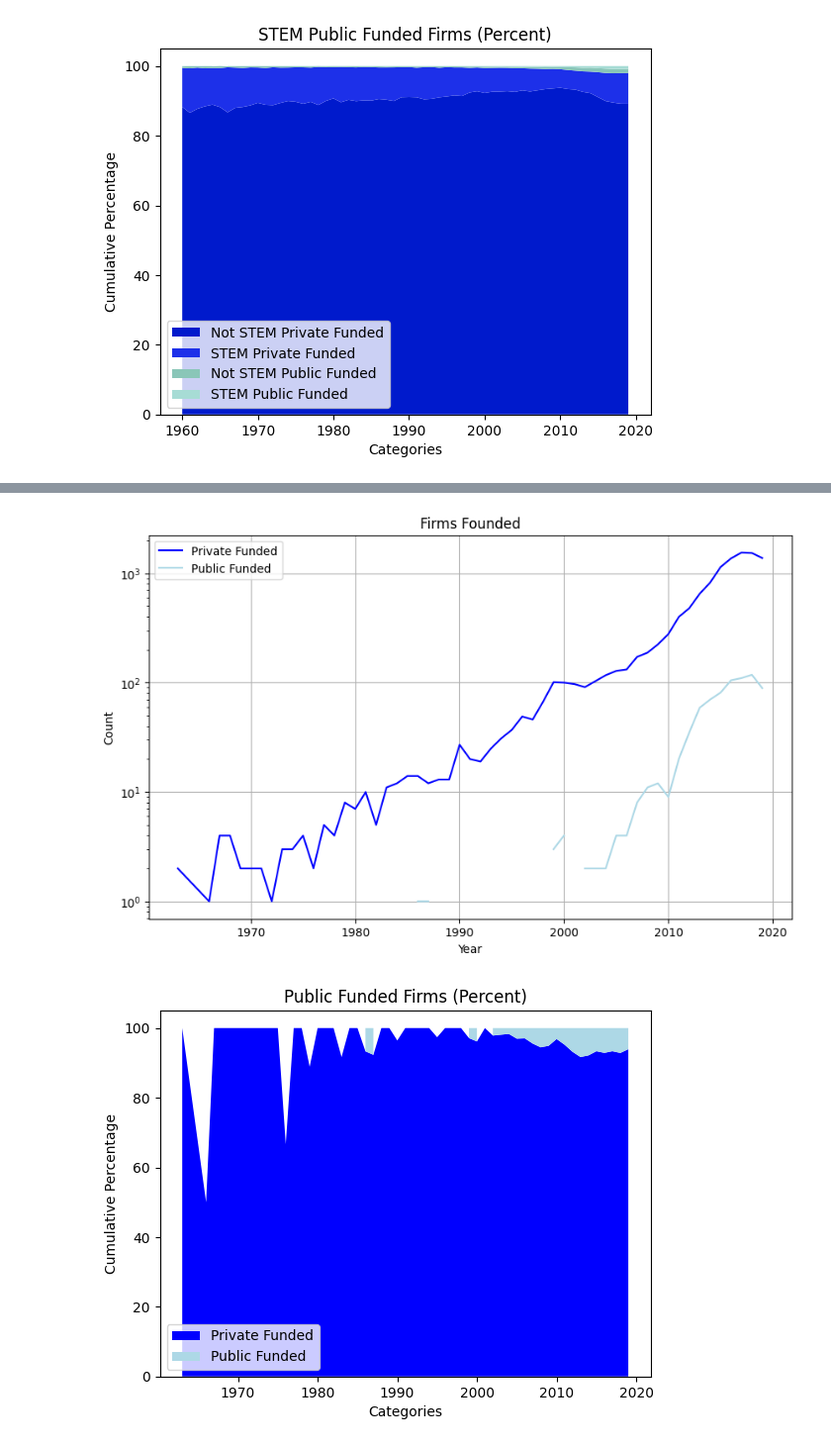
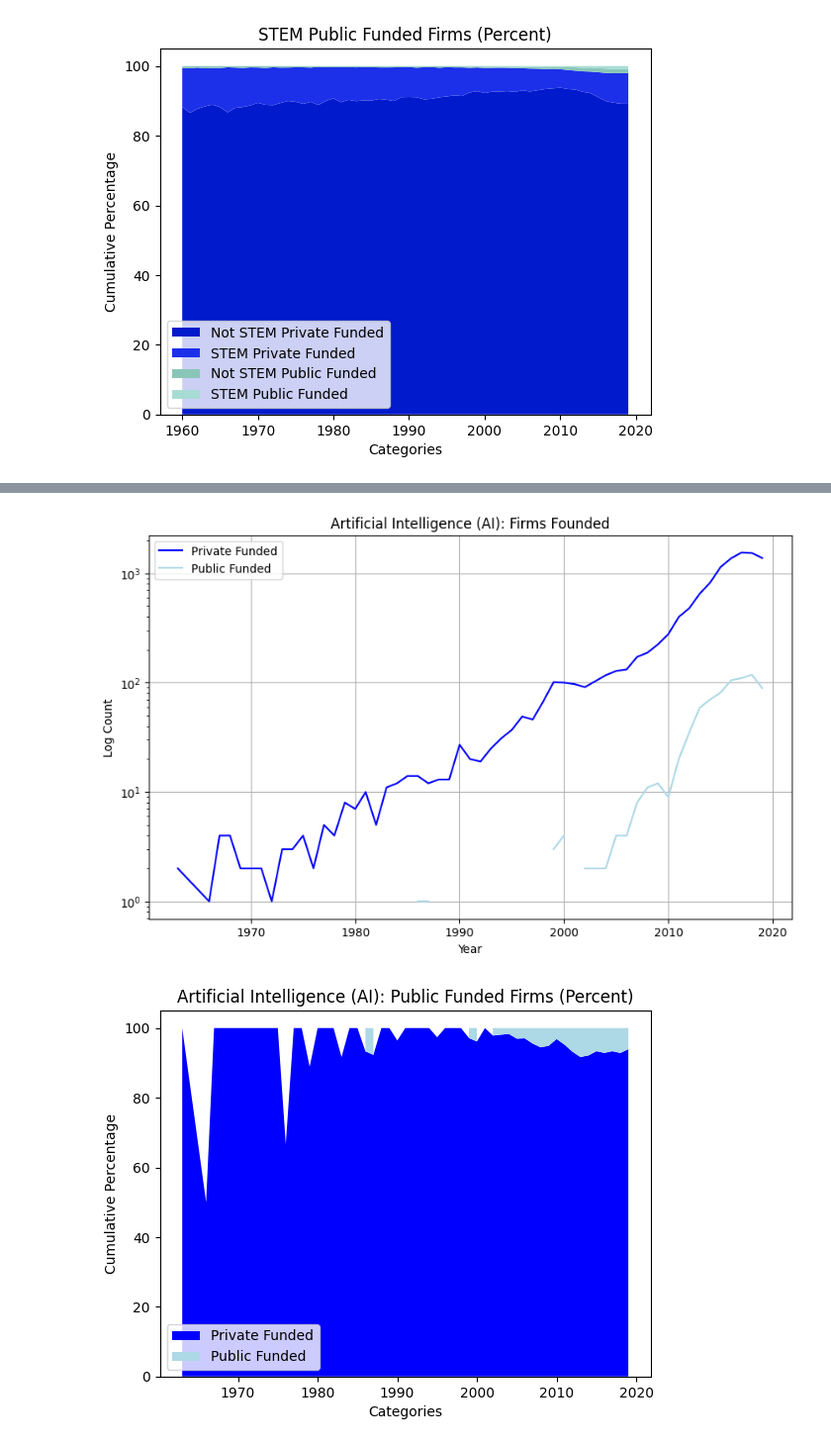
Before and after one commit to celinekoe/industrial_organisation, a Jupyter notebook: src/report.ipynb, the cells around one changed output, grey strips where cells are left out. Shown at 99% size. Cells and saved outputs as stored; diff of their text form; code cells hidden in the pictures.

```diff
--- a/src/report.ipynb
+++ b/src/report.ipynb
@@ -166,3 +178,3 @@ for industry in industries:
 # %%
-visualise_industry_group(firms, 'Artificial Intelligence (AI)', industry_year_count_map, bubble_industries)
+visualise_industry_group(firms, 'Artificial Intelligence (AI)', fed_rate)
 # %% [output]
@@ -170,3 +182,3 @@ visualise_industry_group(firms, 'Artificial Intelligence (AI)', industry_year_co
-[figure, old version]
+[figure, new version]
-[figure, old version]
+[figure, new version]
 # %%
```
Also changed, not shown: parts of 13 cells of this notebook, 2 other files.
